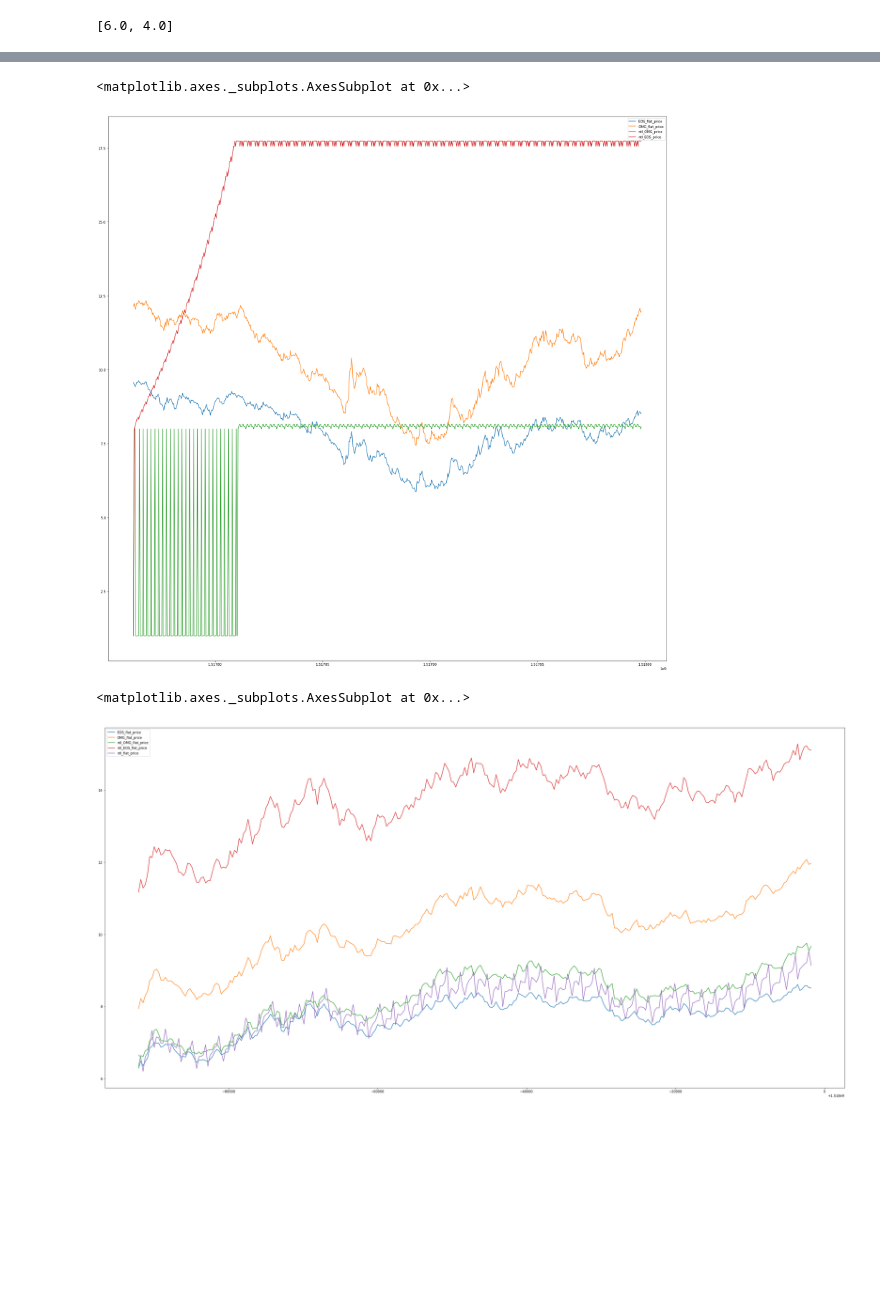
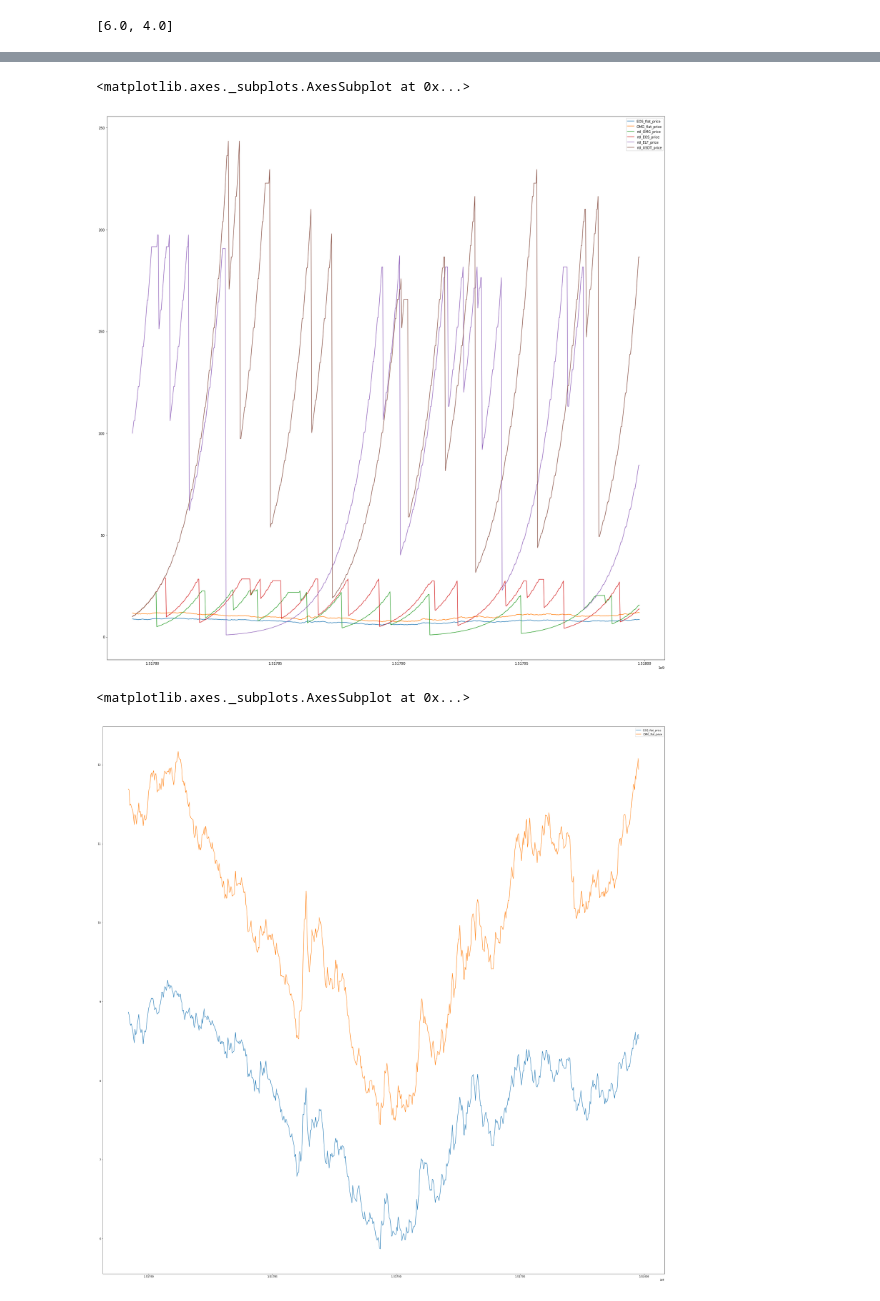
Before and after one commit to winkidney/ntl_sim, a Jupyter notebook: TokernGetter.ipynb, the cells around one changed output, grey strips where cells are left out. Saved outputs shown, nothing was run; the diff lists cells and outputs as text; code cells hidden in the pictures; blank space fills up the shorter version.

```diff
--- a/TokernGetter.ipynb
+++ b/TokernGetter.ipynb
@@ -587,5 +662,7 @@ result[1].plot(y=['OMG_flat_price', 'ntl_OMG_price'], figsize=(30, 30))
 # %%
 concated = pd.merge(result[0], result[1], left_index=True, right_index=True)
+for index in range(2, 4):
+    concated = pd.merge(concated, result[index], left_index=True, right_index=True)
 # %%
 concated.plot()
 # %% [output]
@@ -594,16 +671,15 @@ concated.plot()
 # %%
 y = ['EOS_flat_price', 'OMG_flat_price']
-y = ['EOS_flat_price', 'OMG_flat_price', 'ntl_OMG_price', 'ntl_EOS_price']
+y = [
+    'EOS_flat_price',
+    'OMG_flat_price',
+    'ntl_OMG_price',
+    'ntl_EOS_price',
+    'ntl_ELF_price',
+    'ntl_USDT_price',
+#    'ntl_QTUM_price',
+]
 concated.plot(y=y, figsize=(30, 30))
 # %% [output]
 <matplotlib.axes._subplots.AxesSubplot at 0x...>
-[figure, old version]
+[figure, new version]
-# %%
-concated['ntl_EOS_flat_price'] = concated['ntl_EOS_price'] * concated['EOS_flat_price']
-concated['ntl_OMG_flat_price'] = concated['ntl_OMG_price'] * concated['OMG_flat_price']
-concated['ntl_OMG_flat_price'] = concated['ntl_OMG_flat_price'].div(10)
-concated['ntl_EOS_flat_price'] = concated['ntl_EOS_flat_price'].div(10)
-concated['OMG_reserved_valued'] = concated['OMG_reserved'] * concated['OMG_flat_price']
-concated['EOS_reserved_valued'] = concated['EOS_reserved'] * concated['EOS_flat_price']
-concated['ntl_total_value'] = concated['EOS_reserved_valued'] + concated['OMG_reserved_valued']
-concated['ntl_flat_price'] = concated['ntl_total_value'] / concated['ntl_total_supply_x']
@@ -610,12 +689,13 @@ concated['ntl_flat_price'] = concated['ntl_total_value'] / concated['ntl_total_s
 # %%
 y = [
     'EOS_flat_price', 'OMG_flat_price',
-    'ntl_OMG_flat_price', 'ntl_EOS_flat_price',
-    'ntl_flat_price',
+#    'ntl_OMG_flat_price', 'ntl_EOS_flat_price',
+#    'ntl_flat_price_EOS',
 ]
 # y = ['EOS_flat_price', 'OMG_flat_price', 'ntl_OMG_price', 'ntl_OMG_flat_price']
-concated = concated[162:]
-concated.plot(y=y, figsize=(40, 20))
+concated = concated[:]
+concated['ntl_flat_price_EOS'] = concated['ntl_flat_price_EOS']
+concated.plot(y=y, figsize=(40, 40))
 # %% [output]
 <matplotlib.axes._subplots.AxesSubplot at 0x...>
-[figure, old version]
+[figure, new version]
```
Also changed, not shown: parts of 16 cells of this notebook, 2 other files.
